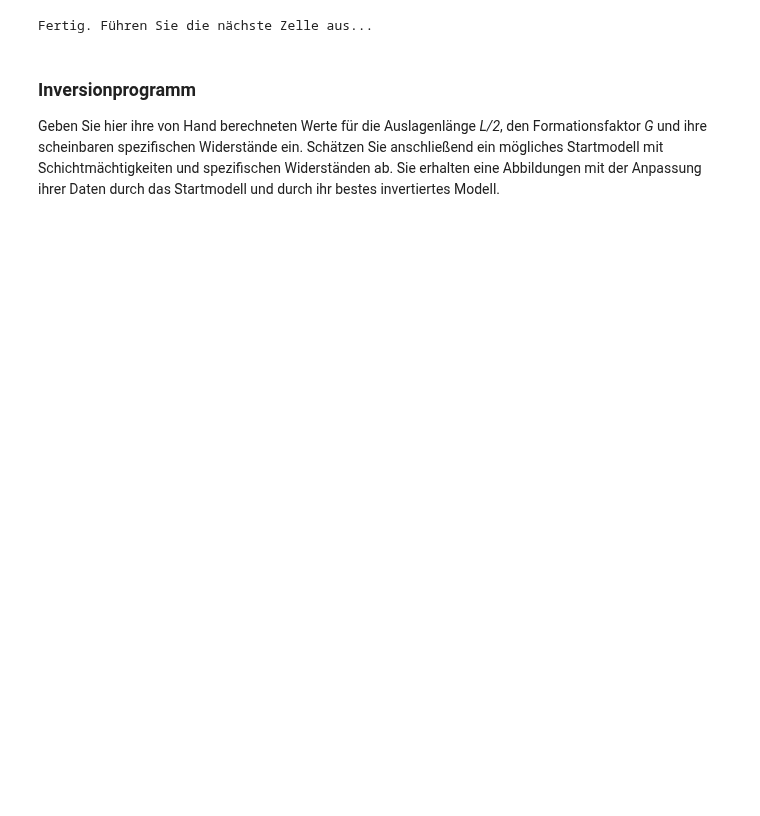
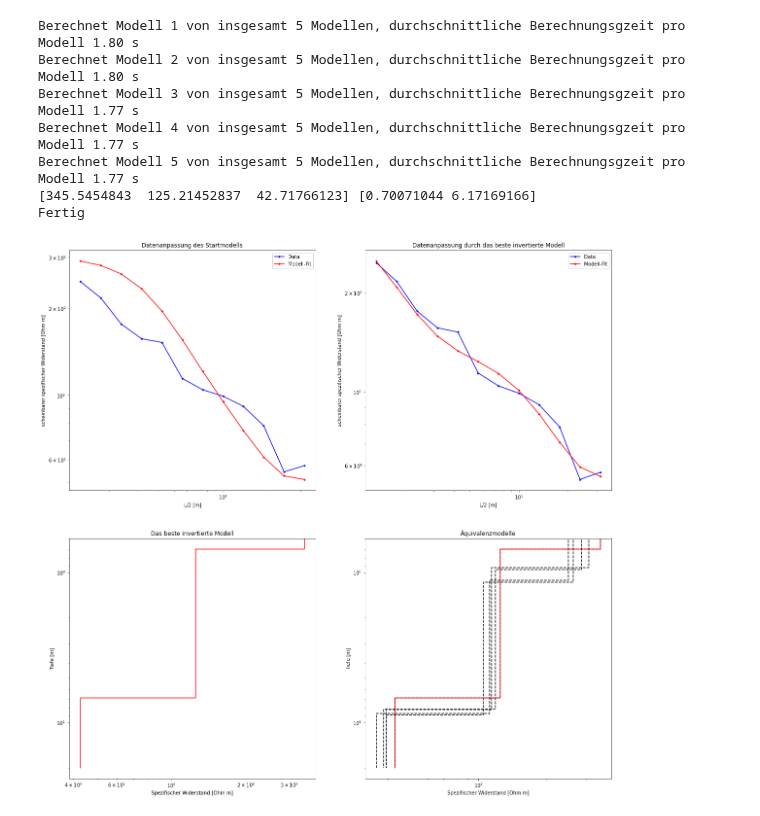
Before and after one commit to StineGoodyear/Lecture_AppliedGeophysics, a Jupyter notebook: Inversionsrechnung.ipynb, the cells around one changed output. Saved outputs shown, nothing was run; the diff lists cells and outputs as text; code cells hidden in the pictures; blank space fills up the shorter version.

```diff
--- a/Inversionsrechnung.ipynb
+++ b/Inversionsrechnung.ipynb
@@ -134,38 +161,97 @@ def plot_equivalent_models(history):
         plt.loglog(rho,z,'k--')
         if np.argmin(history[:,np.size(history,1)-1])==i:
             plt.loglog(rho,z,'r-')
     plt.gca().invert_yaxis()
     plt.ylabel('Tiefe [m]')
     plt.xlabel('Spezifischer Widerstand [Ohm m]')
     plt.title('Äquivalenzmodelle')
 
 
 def plot_final_model(history):
 
     n_layer = np.size(history,1)//2
     for i in range(np.size(history,0)):
         z = np.zeros(2*n_layer)
         rho = np.zeros(2*n_layer)
         for j in range(n_layer):
             rho[range(j*2,j*2+2)] = history[i,j]
         for j in range(n_layer-1):
             z[range(j*2+1,j*2+3)] = history[i,n_layer+j] + z[j]
         z[n_layer*2-1] = 20
         #plt.loglog(rho,z,'k--')
         if np.argmin(history[:,np.size(history,1)-1])==i:
             plt.loglog(rho,z,'r-')
     plt.gca().invert_yaxis()
     plt.ylabel('Tiefe [m]')
     plt.xlabel('Spezifischer Widerstand [Ohm m]')
     plt.title('Das beste invertierte Modell')
 
+# Messwerte
+# Die Werte bitte innerhalb der eckigen Klammern eintragen, getrennt mit einem Komma
+# Halber Abstand der Einspeisesonden i
+L_halbe = np.array(L_halbe)
 
-print('Fertig. Führen Sie die nächste Zelle aus...')
+# Abstand der Potentialsonden in Meter
+a = a
+
+# Scheinbarer spezifischer Widerstand in Ohm Meter
+rho_a = np.array(rho_a)
+
+#-----------------------------------
+# Startmodell original
+rho_start = np.array(rho_start);
+d_start = np.array(d_start);
+#-----------------------------------
+
+G=np.multiply(math.pi,(np.square(L_halbe)-np.square(a/2)))
+
+# Inversionparameter
+dx = .075 # Parameter für das numerische Lösen des Intergrals (am besten so lassen)
+n_max = 30; # Paramter für das numerische Lösen des Intergrals (am besten so lassen)
+fac = .15; # kontrolliert wie groß ein einzelnes Modellupdate sein soll
+it_max = 400; # Anzahl der Modelle pro Iteration die getestet werden
+n_realisation = 5 ; # Wie viele Equivalenzmodelle sollen berechnet werden ?
+
+
+# Inversion wird gestartet - Ab hier nichts mehr verändern
+
+data = np.column_stack((L_halbe,G,rho_a))
+start_model = np.concatenate([rho_start,d_start])
+bessel = precompute_bessel_function(data[:,0],dx,n_max)
+
+plt.figure(figsize=(20,20))
+#fig, ax = plt.subplots(2, 2)
+#fig.tight_layout(h_pad=2)
+plt.subplot(2,2,1)
+history = invert_model(n_realisation,it_max,start_model,data,dx,n_max)
+
+# Find best model
+plt.subplot(2,2,2)
+which_model = np.argmin(history[:,np.size(history,1)-1])
+
+# Plot best model
+
+rho_final = history[which_model,range(0,np.size(history,1)//2)];
+d_final = history[which_model,range(np.size(history,1)//2,np.size(history,1)-1)];
+rho_a = forward_model_1(rho_final,d_final,data[:,0],bessel,dx,n_max)
+plot_single_model(data,rho_a)
+
+plt.subplot(2,2,3)
+plot_final_model(history)
+
+# Plot Equivalent-Models
+plt.subplot(2,2,4)
+plot_equivalent_models(history)
+print(rho_final, d_final)
+
+
+print('Fertig')
 # %% [output]
-Fertig. Führen Sie die nächste Zelle aus...
+Berechnet Modell 1 von insgesamt 5 Modellen, durchschnittliche Berechnungsgzeit pro Modell 1.80 s
+Berechnet Modell 2 von insgesamt 5 Modellen, durchschnittliche Berechnungsgzeit pro Modell 1.80 s
+Berechnet Modell 3 von insgesamt 5 Modellen, durchschnittliche Berechnungsgzeit pro Modell 1.77 s
+Berechnet Modell 4 von insgesamt 5 Modellen, durchschnittliche Berechnungsgzeit pro Modell 1.77 s
+Berechnet Modell 5 von insgesamt 5 Modellen, durchschnittliche Berechnungsgzeit pro Modell 1.77 s
+[345.5454843  125.21452837  42.71766123] [0.70071044 6.17169166]
+Fertig
+[figure, added]
-# %% [markdown]
-### Inversionprogramm
-
-Geben Sie hier ihre von Hand berechneten Werte für die Auslagenlänge *L/2*, den Formationsfaktor *G* und ihre scheinbaren spezifischen Widerstände ein.
-Schätzen Sie anschließend ein mögliches Startmodell mit Schichtmächtigkeiten und spezifischen Widerständen ab.
-Sie erhalten eine Abbildungen mit der Anpassung ihrer Daten durch das Startmodell und durch ihr bestes invertiertes Modell.
```
Also changed, not shown: parts of 3 cells of this notebook.
